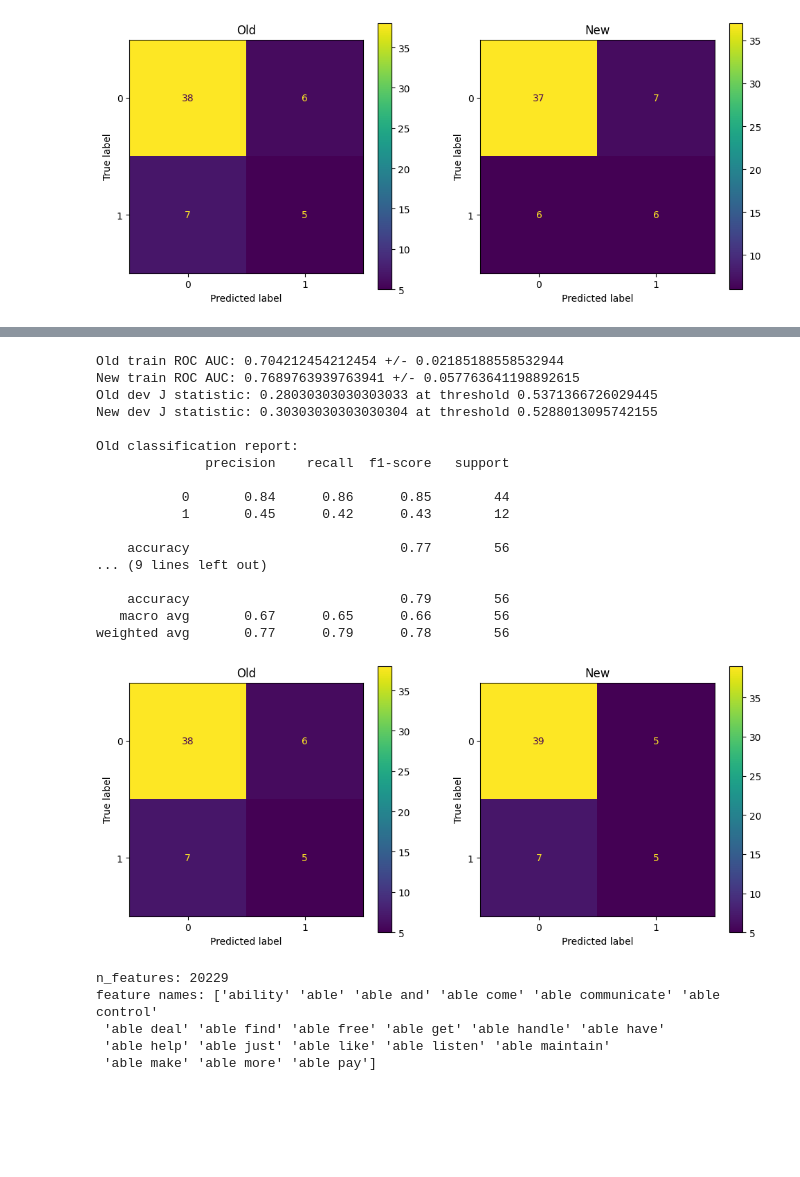
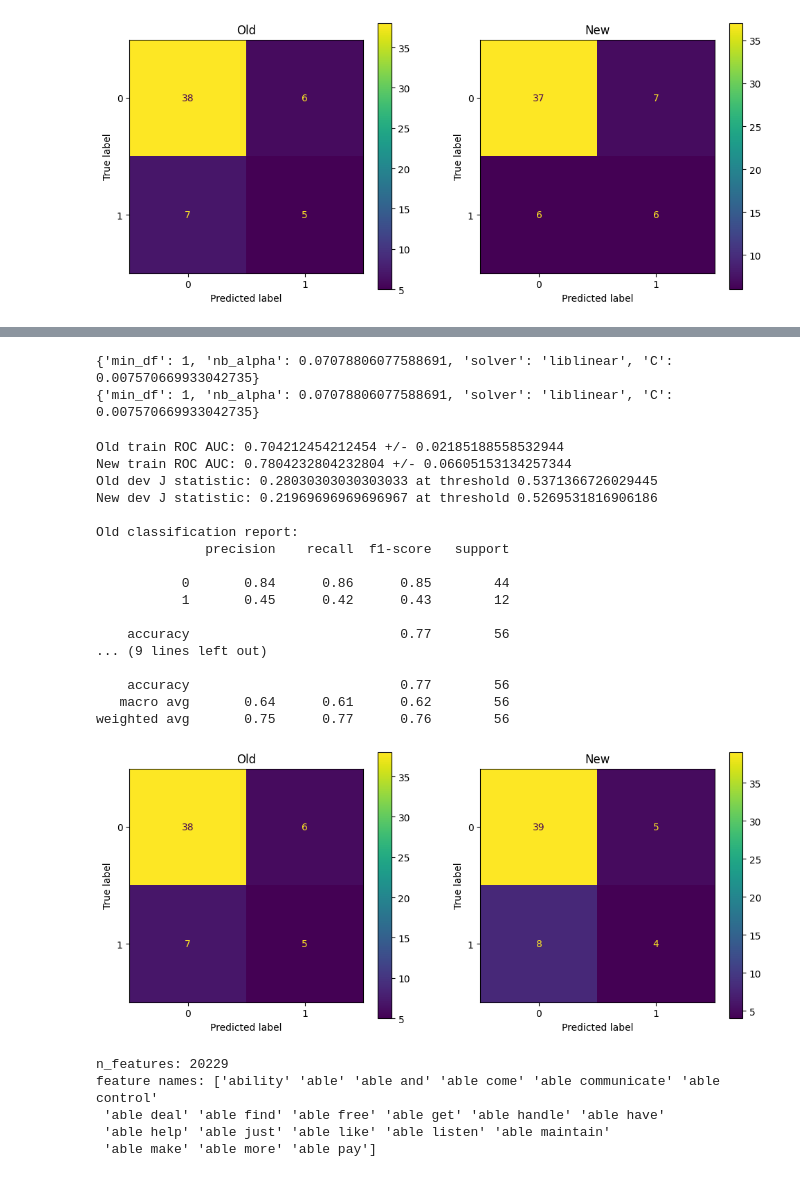
Before and after one commit to BarbaraGolebska/ETSP_project_Depression_Classification, a Jupyter notebook: text_based_classifier/baseline_ablation.ipynb, the cells around one changed output, grey strips where cells are left out. Cells and saved outputs as stored; diff of their text form; code cells hidden in the pictures; blank space fills up the shorter version.

Commit message:
add hyperparams search for NB-weighted model using optuna

```diff
--- a/text_based_classifier/baseline_ablation.ipynb
+++ b/text_based_classifier/baseline_ablation.ipynb
@@ -350,0 +317,34 @@ Best cross-validation ROC AUC: 0.7689763939763941
+# %%
+# find best hyperparameters for NB-weighted model using optuna
+def objective(trial):
+    params = {
+        'min_df': trial.suggest_int('min_df', 1, 5),
+        'nb_alpha': trial.suggest_float('nb_alpha', 1e-3, 10.0, log=True),
+        'solver': trial.suggest_categorical('solver', ['liblinear', 'saga']),
+        'C': trial.suggest_float('C', 1e-4, 10.0, log=True),
+    }
+    cv = StratifiedKFold(n_splits=3, shuffle=True, random_state=42)
+
+    X = np.asarray(X_train, dtype=object)
+    y = np.asarray(y_depr_train)
+
+    scores = []
+    for fold_idx, (tr, va) in enumerate(cv.split(X, y), start=1):
+        pipe = get_nb_pipeline(**params)
+        pipe.fit(X[tr], y[tr])
+        proba = pipe.predict_proba(X[va])[:, 1]
+        score = roc_auc_score(y[va], proba)
+        scores.append(score)
+
+        trial.report(float(np.mean(scores)), step=fold_idx)
+        if trial.should_prune():
+            raise optuna.TrialPruned()
+
+    return float(np.mean(scores))
+
+pruner = optuna.pruners.MedianPruner(n_warmup_steps=1)
+study = optuna.create_study(direction='maximize', pruner=pruner)
+study.optimize(objective, n_trials=30)
+
+print("Best hyperparameters:", study.best_params)
+print("Best ROC AUC:", study.best_value)
@@ -351,25 +371,31 @@ Best cross-validation ROC AUC: 0.7689763939763941
+# %%
+print(study.best_trial.params)
+print(study.best_params)
+# %% [output]
+{'min_df': 1, 'nb_alpha': 0.07078806077588691, 'solver': 'liblinear', 'C': 0.007570669933042735}
+{'min_df': 1, 'nb_alpha': 0.07078806077588691, 'solver': 'liblinear', 'C': 0.007570669933042735}
 # %%
-nb_pipe = sv.best_estimator_
+nb_pipe = get_nb_pipeline(**study.best_params)
 compare(pipe_old, nb_pipe)
 # %% [output]
 Old train ROC AUC: 0.704212454212454 +/- 0.02185188558532944
-New train ROC AUC: 0.7689763939763941 +/- 0.057763641198892615
+New train ROC AUC: 0.7804232804232804 +/- 0.06605153134257344
 Old dev J statistic: 0.28030303030303033 at threshold 0.5371366726029445
-New dev J statistic: 0.30303030303030304 at threshold 0.5288013095742155
+New dev J statistic: 0.21969696969696967 at threshold 0.5269531816906186
 
 Old classification report:
               precision    recall  f1-score   support
 
            0       0.84      0.86      0.85        44
            1       0.45      0.42      0.43        12
 
     accuracy                           0.77        56
 ... (9 lines left out)
 
-    accuracy                           0.79        56
-   macro avg       0.67      0.65      0.66        56
-weighted avg       0.77      0.79      0.78        56
+    accuracy                           0.77        56
+   macro avg       0.64      0.61      0.62        56
+weighted avg       0.75      0.77      0.76        56
-[figure, old version]
+[figure, new version]
 # %%
 # interpretability analysis
 
```
Also changed, not shown: parts of 3 cells of this notebook.
